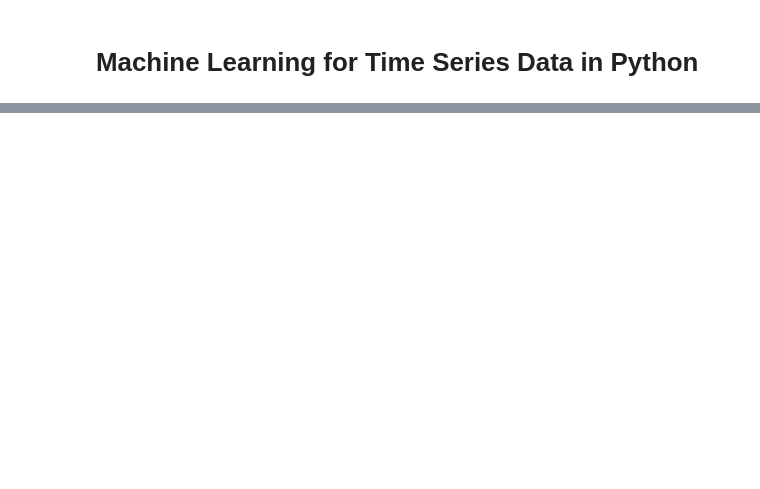
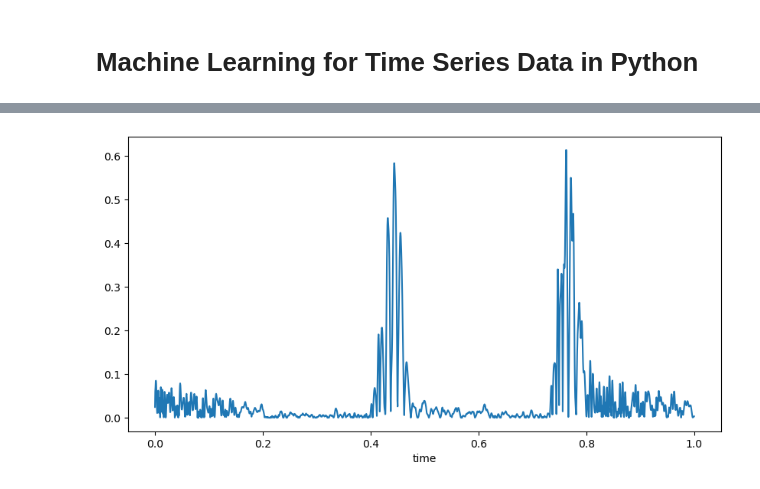
Before and after one commit to rpitchumani/datacamp, a Jupyter notebook: machine-learning-for-time-series-data-in-python/Chapter_2_Machine_Learning_for_Time_Series_Data_in_Python.ipynb, the cells around one changed output, grey strips where cells are left out. Drawn from its saved outputs; the diff is of its cells as text; code cells hidden in the pictures; blank space fills up the shorter version.

```diff
--- a/machine-learning-for-time-series-data-in-python/Chapter_2_Machine_Learning_for_Time_Series_Data_in_Python.ipynb
+++ b/machine-learning-for-time-series-data-in-python/Chapter_2_Machine_Learning_for_Time_Series_Data_in_Python.ipynb
@@ -428,0 +136,9 @@ date
+# %%
+# Rectify the audio signal
+audio_rectified = audio.apply(abs)
+
+# Plot the result
+audio_rectified.plot(figsize=(10, 5))
+plt.show()
+# %% [output]
+[figure, added]
```
Also changed, not shown: parts of 44 cells of this notebook, 46 other files.
